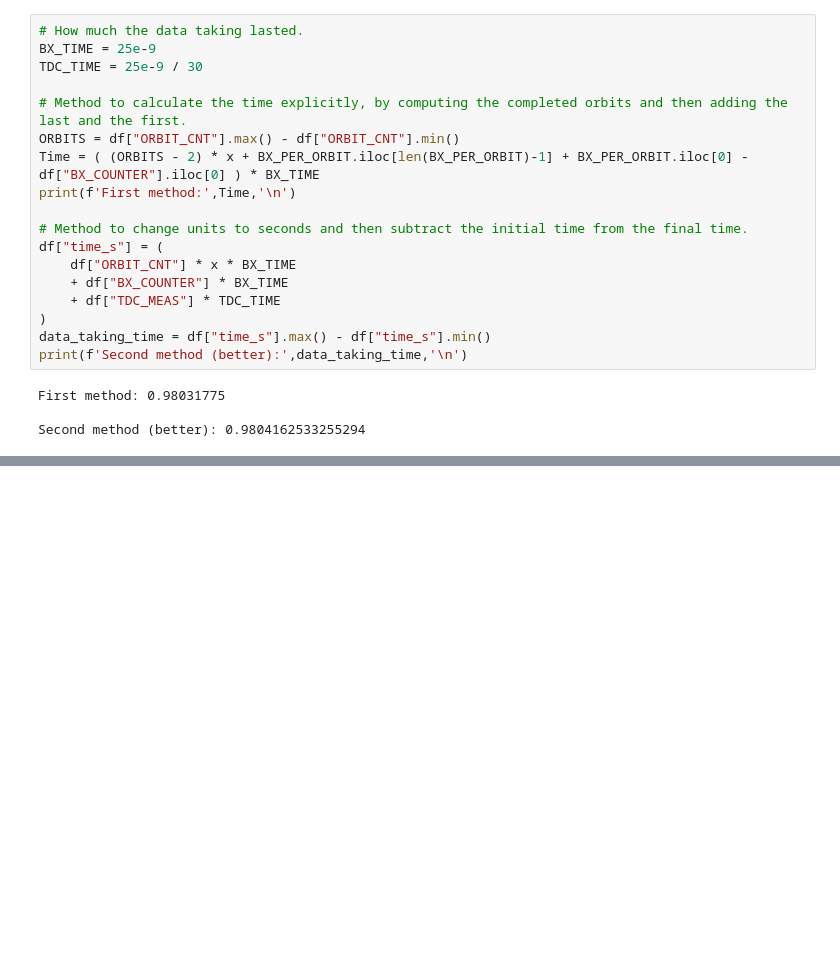
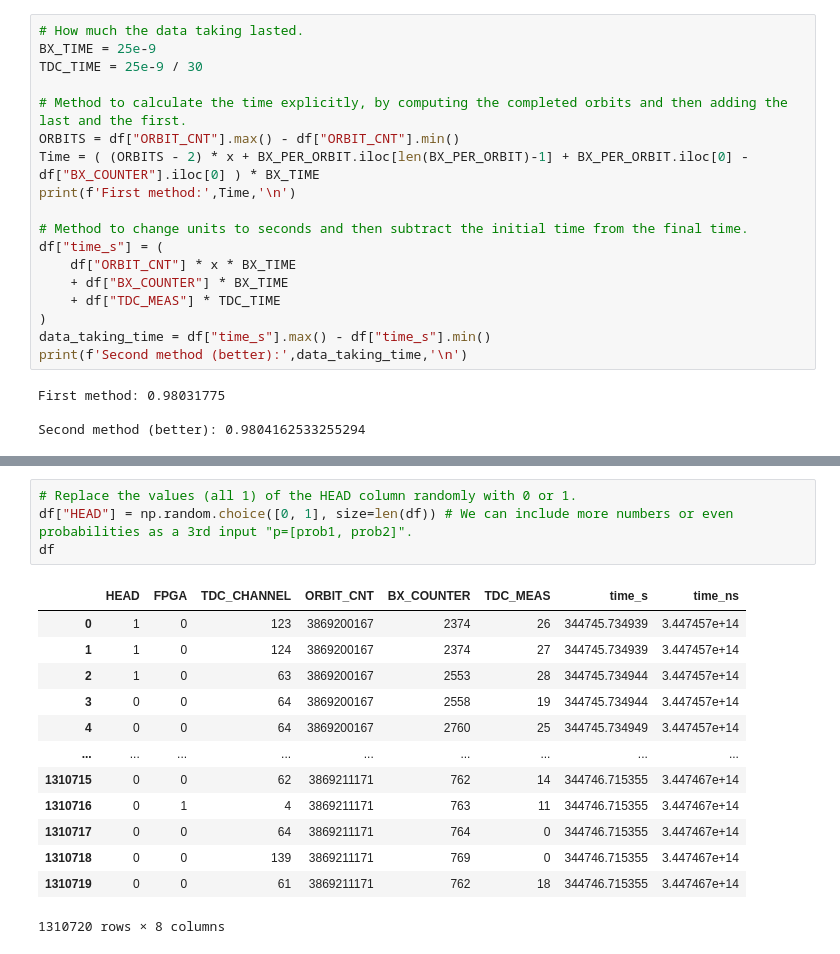
Before and after one commit to adrianorellanamontes/LaboratoryOfComputationalPhysics_Y8, a Jupyter notebook: 06ex_Pandas.ipynb, the cells around one changed output, grey strips where cells are left out. Drawn from its saved outputs; the diff is of its cells as text; blank space fills up the shorter version.

```diff
--- a/06ex_Pandas.ipynb
+++ b/06ex_Pandas.ipynb
@@ -102,0 +121,18 @@ Second method (better): 0.9804162533255294
+# %%
+# Replace the values (all 1) of the HEAD column randomly with 0 or 1.
+df["HEAD"] = np.random.choice([0, 1], size=len(df)) # We can include more numbers or even probabilities as a 3rd input "p=[prob1, prob2]".
+df
+# %% [output]
+|  | HEAD | FPGA | TDC_CHANNEL | ORBIT_CNT | BX_COUNTER | TDC_MEAS | time_s | time_ns |
+| 0 | 1 | 0 | 123 | 3869200167 | 2374 | 26 | 344745.734939 | 3.447457e+14 |
+| 1 | 1 | 0 | 124 | 3869200167 | 2374 | 27 | 344745.734939 | 3.447457e+14 |
+| 2 | 1 | 0 | 63 | 3869200167 | 2553 | 28 | 344745.734944 | 3.447457e+14 |
+| 3 | 0 | 0 | 64 | 3869200167 | 2558 | 19 | 344745.734944 | 3.447457e+14 |
+| 4 | 0 | 0 | 64 | 3869200167 | 2760 | 25 | 344745.734949 | 3.447457e+14 |
+| ... | ... | ... | ... | ... | ... | ... | ... | ... |
+| 1310715 | 0 | 0 | 62 | 3869211171 | 762 | 14 | 344746.715355 | 3.447467e+14 |
+| 1310716 | 0 | 1 | 4 | 3869211171 | 763 | 11 | 344746.715355 | 3.447467e+14 |
+| 1310717 | 0 | 0 | 64 | 3869211171 | 764 | 0 | 344746.715355 | 3.447467e+14 |
+| 1310718 | 0 | 0 | 139 | 3869211171 | 769 | 0 | 344746.715355 | 3.447467e+14 |
+| 1310719 | 0 | 0 | 61 | 3869211171 | 762 | 18 | 344746.715355 | 3.447467e+14 |
+1310720 rows × 8 columns
```
Also changed, not shown: parts of 6 cells of this notebook.
